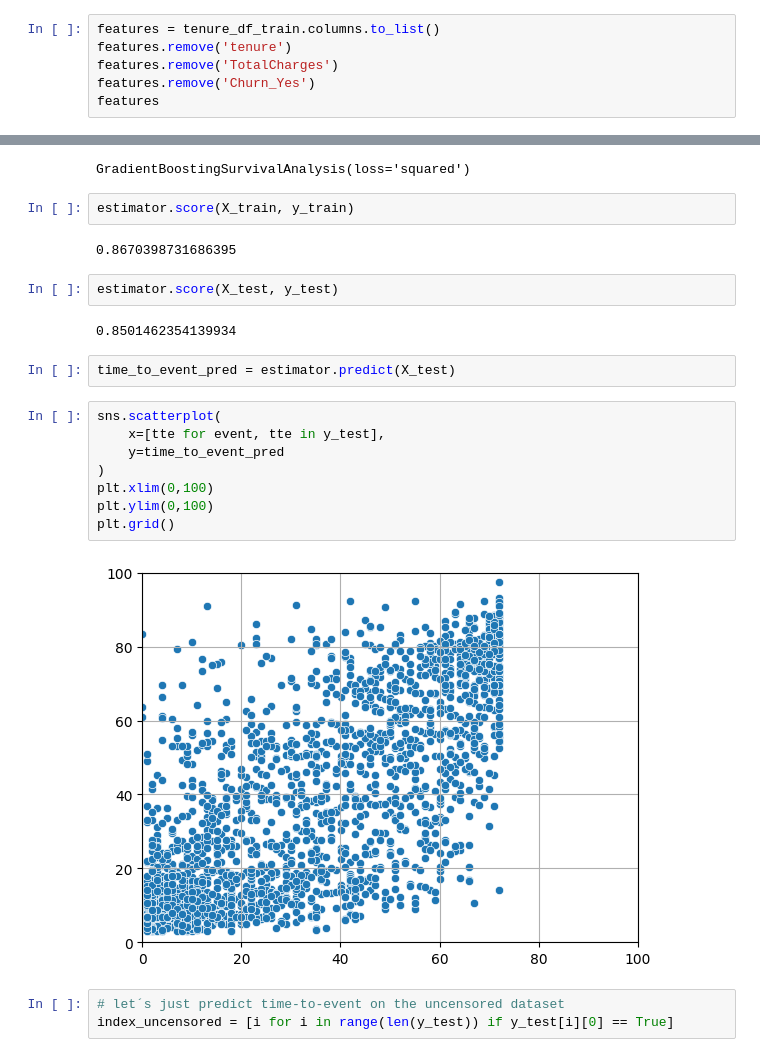
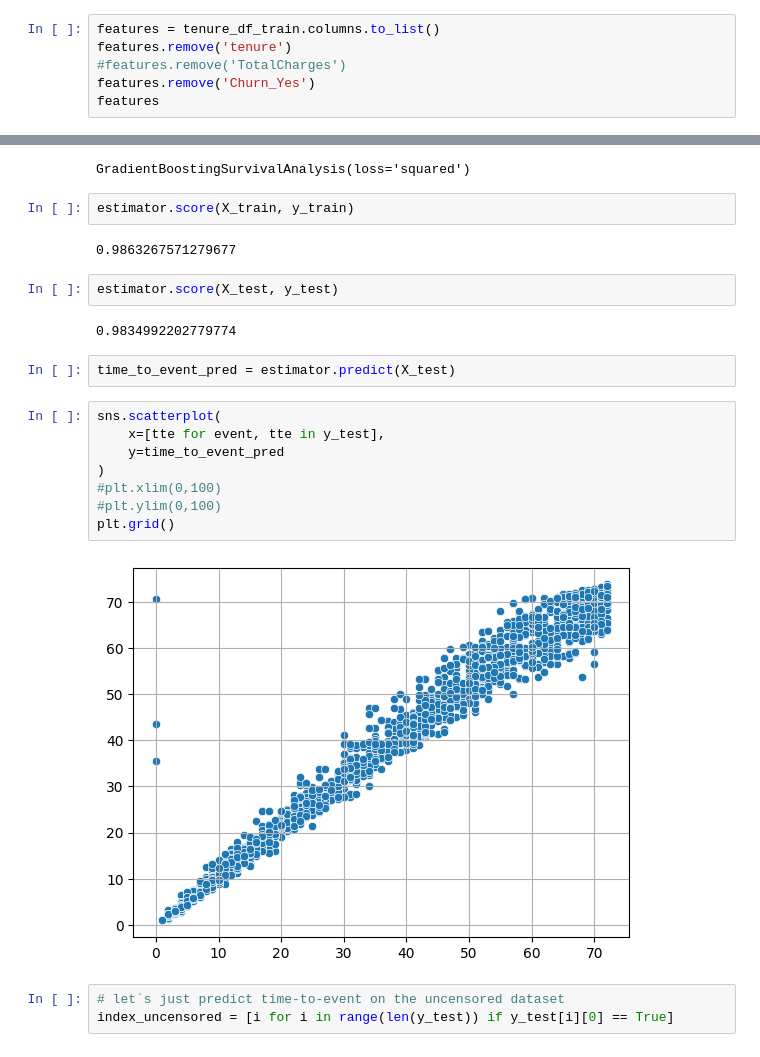
Before and after one commit to Sebastian1981/CBM_Survival_Analysis, a Jupyter notebook: poc.ipynb, the cells around one changed output, grey strips where cells are left out. Saved outputs shown, nothing was run; the diff lists cells and outputs as text.

```diff
--- a/poc.ipynb
+++ b/poc.ipynb
@@ -639,7 +663,7 @@ from sksurv.util import Surv
 # %%
 features = tenure_df_train.columns.to_list()
 features.remove('tenure')
-features.remove('TotalCharges')
+#features.remove('TotalCharges')
 features.remove('Churn_Yes')
 features
 # %% [output]
@@ -706,23 +730,23 @@ GradientBoostingSurvivalAnalysis(loss='squared')
 # %%
 estimator.score(X_train, y_train)
 # %% [output]
-0.8670398731686395
+0.9863267571279677
 # %%
 estimator.score(X_test, y_test)
 # %% [output]
-0.8501462354139934
+0.9834992202779774
 # %%
 time_to_event_pred = estimator.predict(X_test)
 # %%
 sns.scatterplot(
     x=[tte for event, tte in y_test],
     y=time_to_event_pred
 )
-plt.xlim(0,100)
-plt.ylim(0,100)
+#plt.xlim(0,100)
+#plt.ylim(0,100)
 plt.grid()
 # %% [output]
-[figure, old version]
+[figure, new version]
 # %%
 # let´s just predict time-to-event on the uncensored dataset
 index_uncensored = [i for i in range(len(y_test)) if y_test[i][0] == True]
```
Also changed, not shown: parts of 26 cells of this notebook.
